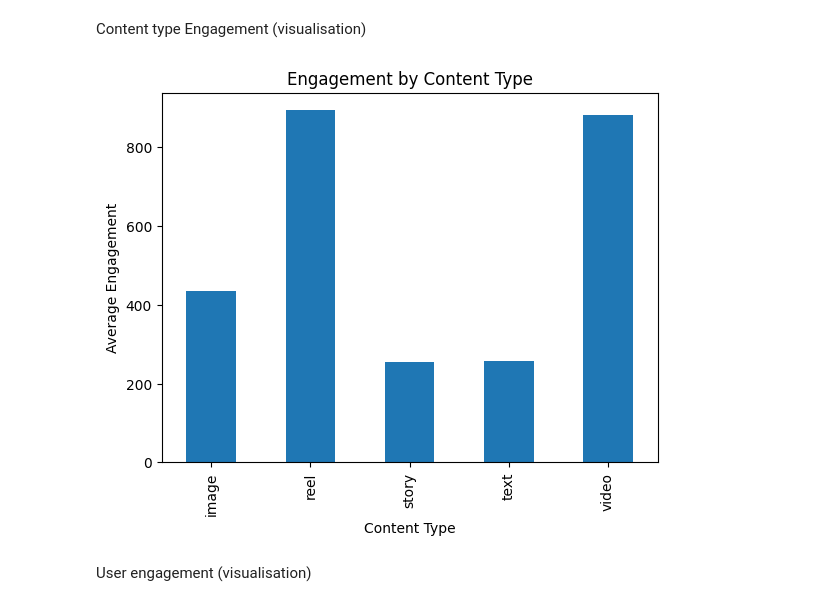
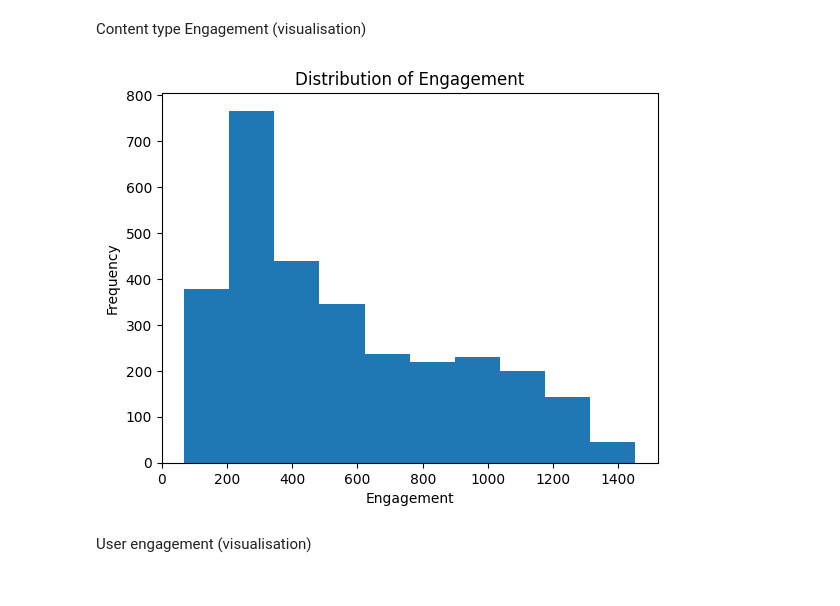
Before and after one commit to prateekhemchandani/SMA-S8, a Jupyter notebook: Experiment 6/exp6.ipynb, the cells around one changed output. Drawn from its saved outputs; the diff is of its cells as text; code cells hidden in the pictures.

```diff
--- a/Experiment 6/exp6.ipynb
+++ b/Experiment 6/exp6.ipynb
@@ -58,16 +58,13 @@ Name: 1857, dtype: object
 # %% [markdown]
 Content type Engagement (visualisation)
 # %%
-plt.figure()
-content_engagement.plot(kind='bar')
-
-plt.title("Engagement by Content Type")
-plt.xlabel("Content Type")
-plt.ylabel("Average Engagement")
-
+plt.hist(df['engagement'])
+plt.xlabel("Engagement")
+plt.ylabel("Frequency")
+plt.title("Distribution of Engagement")
 plt.show()
 # %% [output]
-[figure, old version]
+[figure, new version]
 # %% [markdown]
 User engagement (visualisation)
 # %%
```
